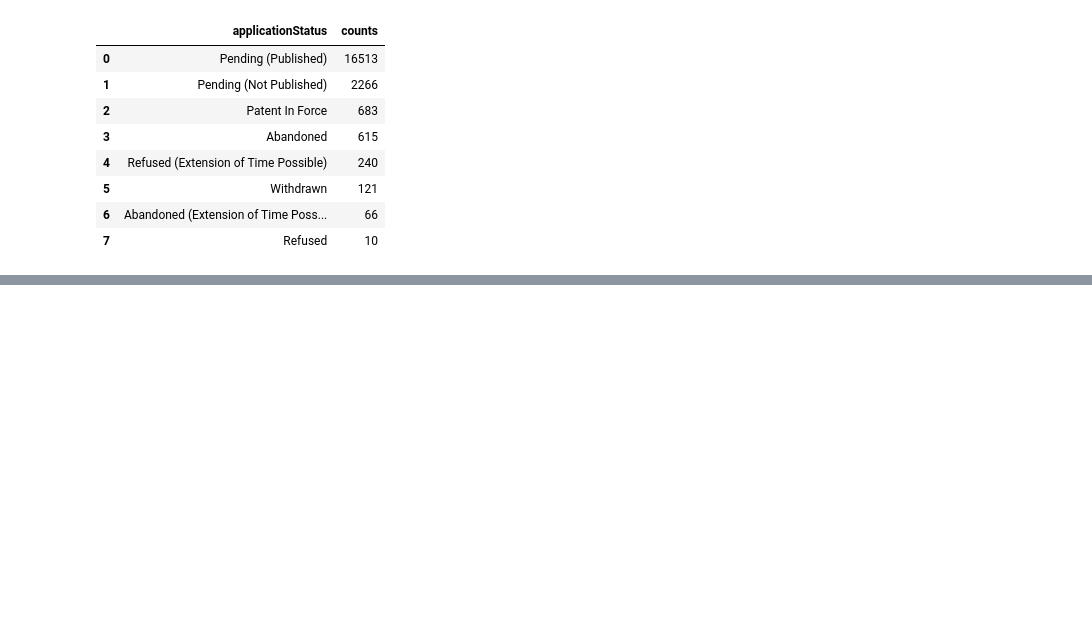
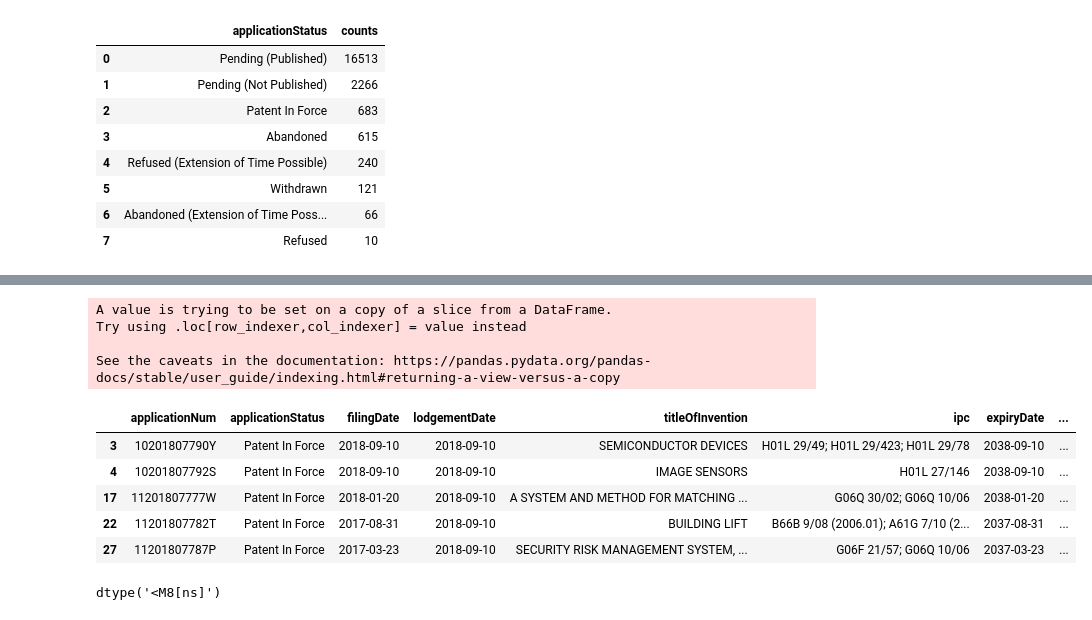
Before and after one commit to TristanKoh/sg-patents-dashboard, a Jupyter notebook: Code/EDA.ipynb, the cells around one changed output, grey strips where cells are left out. Drawn from its saved outputs; the diff is of its cells as text; code cells hidden in the pictures; blank space fills up the shorter version.

```diff
--- a/Code/EDA.ipynb
+++ b/Code/EDA.ipynb
@@ -77,0 +160,19 @@ df_appstatus
+# %%
+df_timedelay["timedelay"] = df_timedelay["grantDate"] - df_timedelay["filingDate"]
+
+df_timedelay.head()
+# %% [output]
+A value is trying to be set on a copy of a slice from a DataFrame.
+Try using .loc[row_indexer,col_indexer] = value instead
+
+See the caveats in the documentation: https://pandas.pydata.org/pandas-docs/stable/user_guide/indexing.html#returning-a-view-versus-a-copy
+|  | applicationNum | applicationStatus | filingDate | lodgementDate | titleOfInvention | ipc | expiryDate | ... |
+| 3 | 10201807790Y | Patent In Force | 2018-09-10 | 2018-09-10 | SEMICONDUCTOR DEVICES | H01L 29/49; H01L 29/423; H01L 29/78 | 2038-09-10 | ... |
+| 4 | 10201807792S | Patent In Force | 2018-09-10 | 2018-09-10 | IMAGE SENSORS | H01L 27/146 | 2038-09-10 | ... |
+| 17 | 11201807777W | Patent In Force | 2018-01-20 | 2018-09-10 | A SYSTEM AND METHOD FOR MATCHING ... | G06Q 30/02; G06Q 10/06 | 2038-01-20 | ... |
+| 22 | 11201807782T | Patent In Force | 2017-08-31 | 2018-09-10 | BUILDING LIFT | B66B 9/08 (2006.01); A61G 7/10 (2... | 2037-08-31 | ... |
+| 27 | 11201807787P | Patent In Force | 2017-03-23 | 2018-09-10 | SECURITY RISK MANAGEMENT SYSTEM, ... | G06F 21/57; G06Q 10/06 | 2037-03-23 | ... |
+# %%
+df_timedelay["filingDate"].dtype
+# %% [output]
+dtype('<M8[ns]')
```
Also changed, not shown: parts of 16 cells of this notebook, 1 other file.
